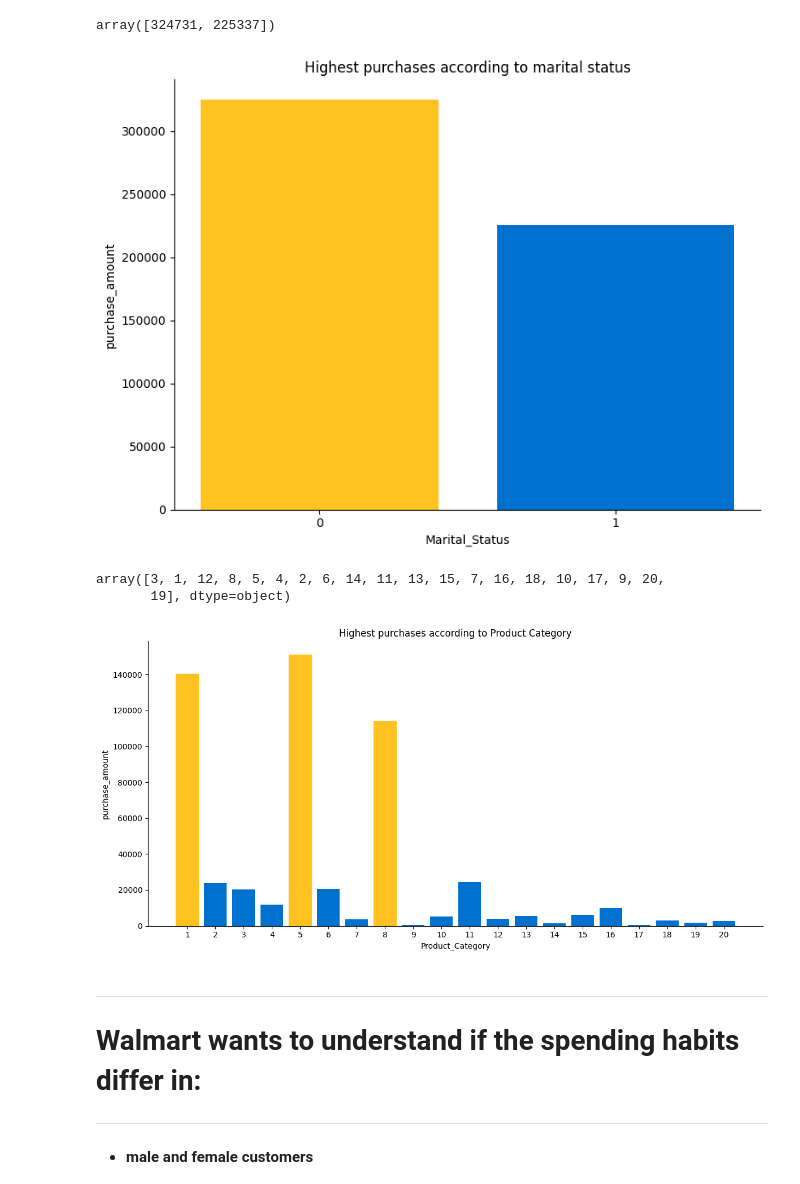
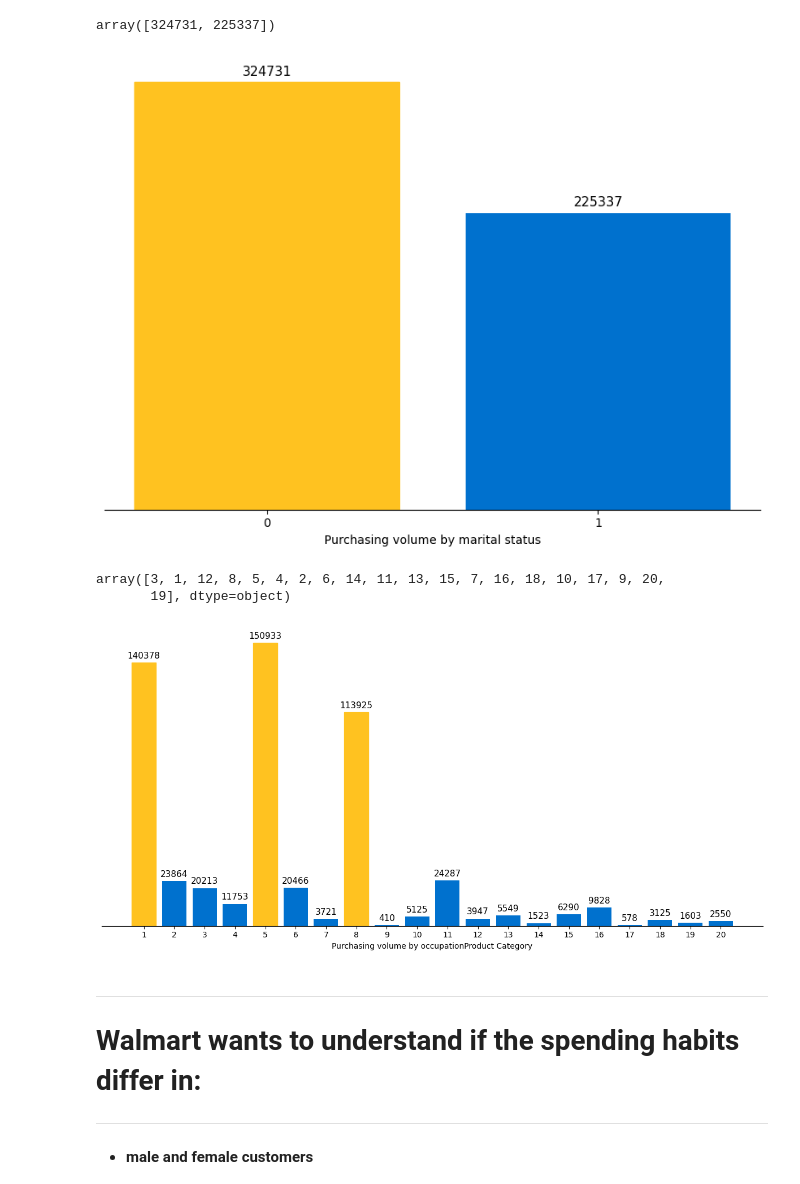
Before and after one commit to RichaGaharwar/Walmart---Confidence-Interval-CLT, a Jupyter notebook: Walmart_Confidence_Interval_&_CLT.ipynb, the cells around one changed output. Saved outputs shown, nothing was run; the diff lists cells and outputs as text; code cells hidden in the pictures.

```diff
--- a/Walmart_Confidence_Interval_&_CLT.ipynb
+++ b/Walmart_Confidence_Interval_&_CLT.ipynb
@@ -354,10 +362,11 @@ True_Blue = '#0071CE'
 plt.figure(figsize = (8, 6))
 ax = plt.gca()
 bars = plt.bar(marital_status.index, marital_status.values, color = True_Blue)
-plt.title('Highest purchases according to marital status')
-plt.xlabel('Marital_Status')
+plt.xlabel('Purchasing volume by marital status')
 plt.xticks(marital_status.index.astype(int))
-plt.ylabel('purchase_amount')
+ax.get_yaxis().set_visible(False)
+ax.bar_label(ax.containers[0], padding = 3, fontsize = 11)
+
 plt.xticks(rotation = 0)
 
 top_1_indices = np.argsort(marital_status.values)[-1:]
@@ -366,10 +375,11 @@ for idx in top_1_indices:
 
 ax.spines['top'].set_visible(False)
 ax.spines['right'].set_visible(False)
+ax.spines['left'].set_visible(False)
 plt.tight_layout()
 plt.show()
 # %% [output]
-[figure, old version]
+[figure, new version]
 # %%
 walmart['Product_Category'].unique()
 # %% [output]
@@ -378,30 +388,29 @@ array([3, 1, 12, 8, 5, 4, 2, 6, 14, 11, 13, 15, 7, 16, 18, 10, 17, 9, 20,
 # %%
 Spark_Yellow = '#FFC220'
 True_Blue = '#0071CE'
 
 prod_counts = walmart['Product_Category'].value_counts()
 
 plt.figure(figsize = (12, 6))
 ax = plt.gca()
 bars = plt.bar(prod_counts.index, prod_counts.values, color = True_Blue)
-plt.title('Highest purchases according to Product Category')
+ax.bar_label(ax.containers[0], padding = 3, fontsize = 11)
+ax.get_yaxis().set_visible(False)
 
 plt.xticks(prod_counts.index.astype(int))
 
-plt.xlabel('Product_Category')
-plt.ylabel('purchase_amount')
-plt.xticks(rotation = 0)
-
+plt.xlabel('Purchasing volume by occupationProduct Category')
 top_3_indices = np.argsort(walmart['Product_Category'].value_counts().values)[-3:]
 for idx in top_3_indices:
     bars[idx].set_color(Spark_Yellow)
 
 ax.spines['top'].set_visible(False)
 ax.spines['right'].set_visible(False)
+ax.spines['left'].set_visible(False)
 plt.tight_layout()
 plt.show()
 # %% [output]
-[figure, old version]
+[figure, new version]
 # %% [markdown]
 ---
 
```
Also changed, not shown: parts of 7 cells of this notebook.
